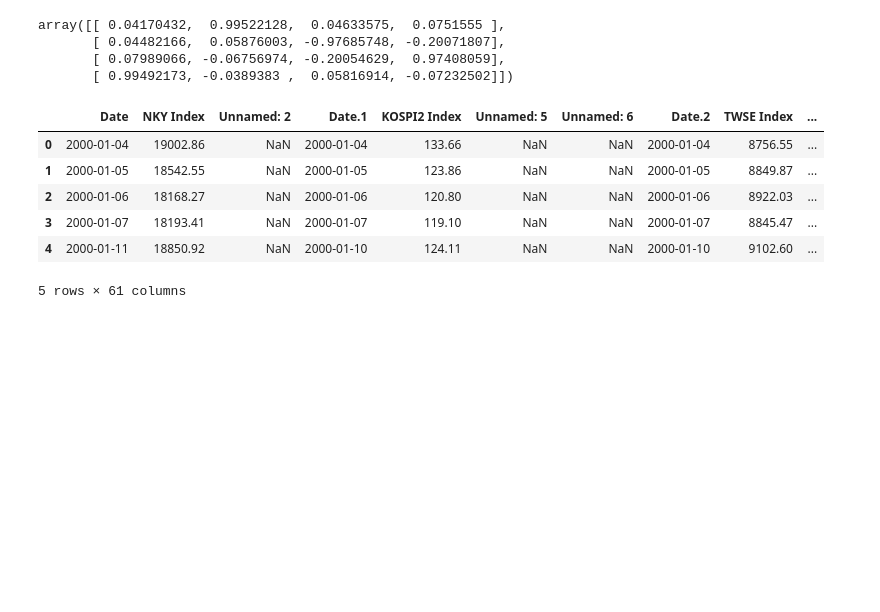
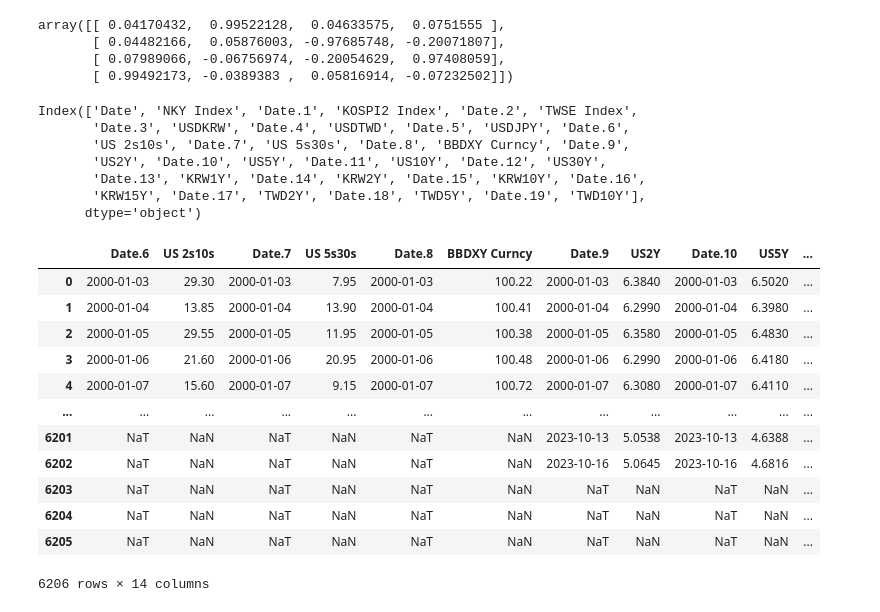
Before and after one commit to ClarenceTee93/Strategies, a Jupyter notebook: strategies.ipynb, the cells around one changed output. Drawn from its saved outputs; the diff is of its cells as text; code cells hidden in the pictures; blank space fills up the shorter version.

```diff
--- a/strategies.ipynb
+++ b/strategies.ipynb
@@ -270,12 +270,29 @@ array([[ 0.04170432,  0.99522128,  0.04633575,  0.0751555 ],
        [ 0.99492173, -0.0389383 ,  0.05816914, -0.07232502]])
 # %%
 macro_factors = pd.read_excel("../Strategies/asset_list1.xlsx")
-macro_factors.head()
+macro_factors.columns
 # %% [output]
-|  | Date | NKY Index | Unnamed: 2 | Date.1 | KOSPI2 Index | Unnamed: 5 | Unnamed: 6 | Date.2 | TWSE Index | ... |
-| 0 | 2000-01-04 | 19002.86 | NaN | 2000-01-04 | 133.66 | NaN | NaN | 2000-01-04 | 8756.55 | ... |
-| 1 | 2000-01-05 | 18542.55 | NaN | 2000-01-05 | 123.86 | NaN | NaN | 2000-01-05 | 8849.87 | ... |
-| 2 | 2000-01-06 | 18168.27 | NaN | 2000-01-06 | 120.80 | NaN | NaN | 2000-01-06 | 8922.03 | ... |
-| 3 | 2000-01-07 | 18193.41 | NaN | 2000-01-07 | 119.10 | NaN | NaN | 2000-01-07 | 8845.47 | ... |
-| 4 | 2000-01-11 | 18850.92 | NaN | 2000-01-10 | 124.11 | NaN | NaN | 2000-01-10 | 9102.60 | ... |
-5 rows × 61 columns
+Index(['Date', 'NKY Index', 'Date.1', 'KOSPI2 Index', 'Date.2', 'TWSE Index',
+       'Date.3', 'USDKRW', 'Date.4', 'USDTWD', 'Date.5', 'USDJPY', 'Date.6',
+       'US 2s10s', 'Date.7', 'US 5s30s', 'Date.8', 'BBDXY Curncy', 'Date.9',
+       'US2Y', 'Date.10', 'US5Y', 'Date.11', 'US10Y', 'Date.12', 'US30Y',
+       'Date.13', 'KRW1Y', 'Date.14', 'KRW2Y', 'Date.15', 'KRW10Y', 'Date.16',
+       'KRW15Y', 'Date.17', 'TWD2Y', 'Date.18', 'TWD5Y', 'Date.19', 'TWD10Y'],
+      dtype='object')
+# %%
+usd_df = macro_factors[["Date.6", "US 2s10s", "Date.7", "US 5s30s", "Date.8", "BBDXY Curncy", "Date.9", "US2Y", "Date.10", "US5Y", "Date.11", "US10Y", "Date.12", "US30Y"]]
+usd_df
+# %% [output]
+|  | Date.6 | US 2s10s | Date.7 | US 5s30s | Date.8 | BBDXY Curncy | Date.9 | US2Y | Date.10 | US5Y | ... |
+| 0 | 2000-01-03 | 29.30 | 2000-01-03 | 7.95 | 2000-01-03 | 100.22 | 2000-01-03 | 6.3840 | 2000-01-03 | 6.5020 | ... |
+| 1 | 2000-01-04 | 13.85 | 2000-01-04 | 13.90 | 2000-01-04 | 100.41 | 2000-01-04 | 6.2990 | 2000-01-04 | 6.3980 | ... |
+| 2 | 2000-01-05 | 29.55 | 2000-01-05 | 11.95 | 2000-01-05 | 100.38 | 2000-01-05 | 6.3580 | 2000-01-05 | 6.4830 | ... |
+| 3 | 2000-01-06 | 21.60 | 2000-01-06 | 20.95 | 2000-01-06 | 100.48 | 2000-01-06 | 6.2990 | 2000-01-06 | 6.4180 | ... |
+| 4 | 2000-01-07 | 15.60 | 2000-01-07 | 9.15 | 2000-01-07 | 100.72 | 2000-01-07 | 6.3080 | 2000-01-07 | 6.4110 | ... |
+| ... | ... | ... | ... | ... | ... | ... | ... | ... | ... | ... | ... |
+| 6201 | NaT | NaN | NaT | NaN | NaT | NaN | 2023-10-13 | 5.0538 | 2023-10-13 | 4.6388 | ... |
+| 6202 | NaT | NaN | NaT | NaN | NaT | NaN | 2023-10-16 | 5.0645 | 2023-10-16 | 4.6816 | ... |
+| 6203 | NaT | NaN | NaT | NaN | NaT | NaN | NaT | NaN | NaT | NaN | ... |
+| 6204 | NaT | NaN | NaT | NaN | NaT | NaN | NaT | NaN | NaT | NaN | ... |
+| 6205 | NaT | NaN | NaT | NaN | NaT | NaN | NaT | NaN | NaT | NaN | ... |
+6206 rows × 14 columns
```
Also changed, not shown: parts of 3 cells of this notebook, 3 other files.
